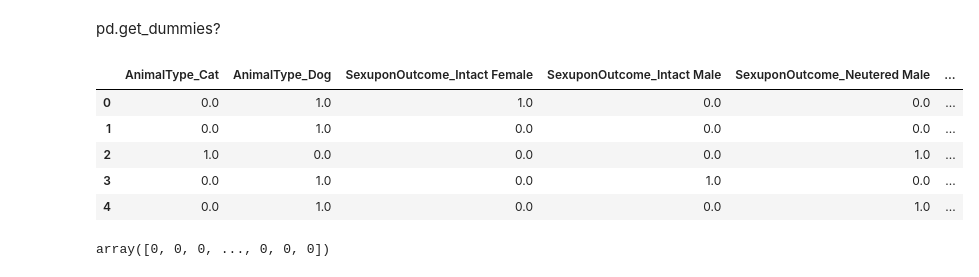
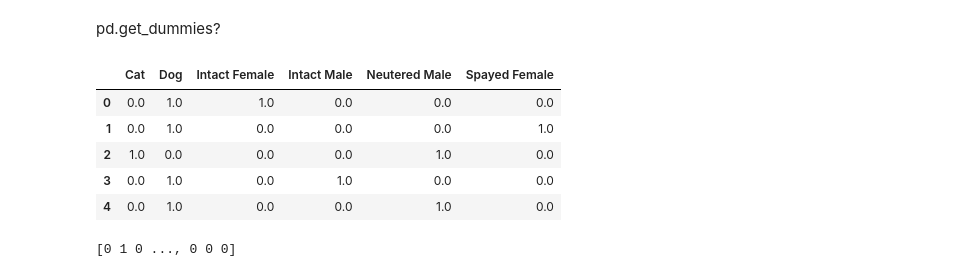
Before and after one commit to samkugji/kaggle-shelter-animal-outcomes, a Jupyter notebook: simple_preprocess.ipynb, the cells around one changed output. Saved outputs shown, nothing was run; the diff lists cells and outputs as text; code cells hidden in the pictures.

Commit message:
working for test.csv

```diff
--- a/simple_preprocess.ipynb
+++ b/simple_preprocess.ipynb
@@ -205,20 +189,22 @@ pd.get_dummies?
 # %%
 test_prep = test_data[['AnimalType', 'SexuponOutcome', ]]
 test_prep = pd.get_dummies(test_prep, dummy_na=False, sparse=True)
+test_prep = test_prep.drop(labels=['SexuponOutcome_Unknown'], axis = 1)
+test_prep.columns = ['Cat', 'Dog', 'Intact Female', 'Intact Male', 'Neutered Male', 'Spayed Female']
 
 test_prep.head()
 # %% [output]
-|  | AnimalType_Cat | AnimalType_Dog | SexuponOutcome_Intact Female | SexuponOutcome_Intact Male | SexuponOutcome_Neutered Male | ... |
-| 0 | 0.0 | 1.0 | 1.0 | 0.0 | 0.0 | ... |
-| 1 | 0.0 | 1.0 | 0.0 | 0.0 | 0.0 | ... |
-| 2 | 1.0 | 0.0 | 0.0 | 0.0 | 1.0 | ... |
-| 3 | 0.0 | 1.0 | 0.0 | 1.0 | 0.0 | ... |
-| 4 | 0.0 | 1.0 | 0.0 | 0.0 | 1.0 | ... |
+|  | Cat | Dog | Intact Female | Intact Male | Neutered Male | Spayed Female |
+| 0 | 0.0 | 1.0 | 1.0 | 0.0 | 0.0 | 0.0 |
+| 1 | 0.0 | 1.0 | 0.0 | 0.0 | 0.0 | 1.0 |
+| 2 | 1.0 | 0.0 | 0.0 | 0.0 | 1.0 | 0.0 |
+| 3 | 0.0 | 1.0 | 0.0 | 1.0 | 0.0 | 0.0 |
+| 4 | 0.0 | 1.0 | 0.0 | 0.0 | 1.0 | 0.0 |
 # %%
 test_pred = model_1.predict(test_prep)
-test_pred
+print(test_pred)
 # %% [output]
-array([0, 0, 0, ..., 0, 0, 0])
+[0 1 0 ..., 0 0 0]
 # %%
 # First EDA(Exploratory data analysis) with vote_1(target)
 
```
Also changed, not shown: parts of 4 cells of this notebook.
